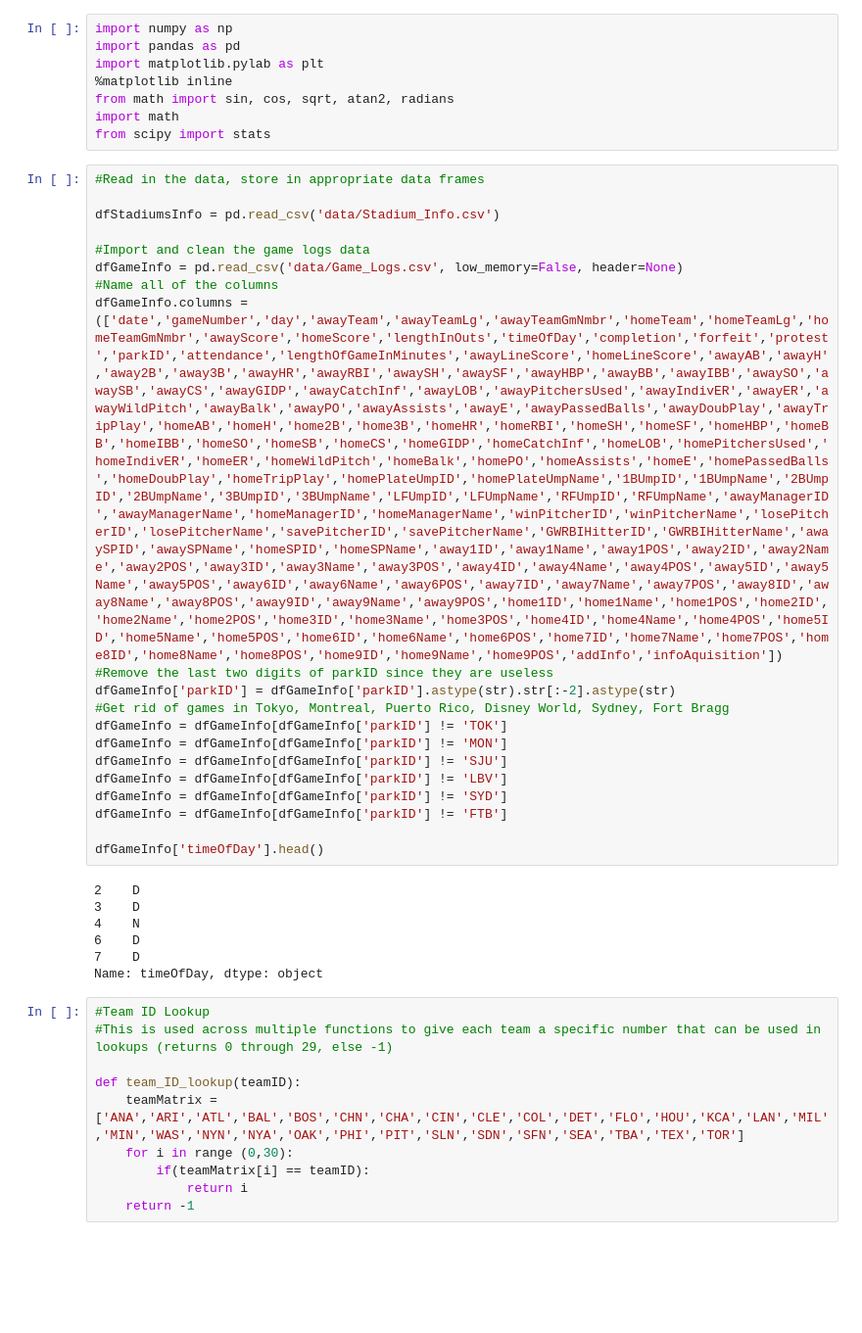
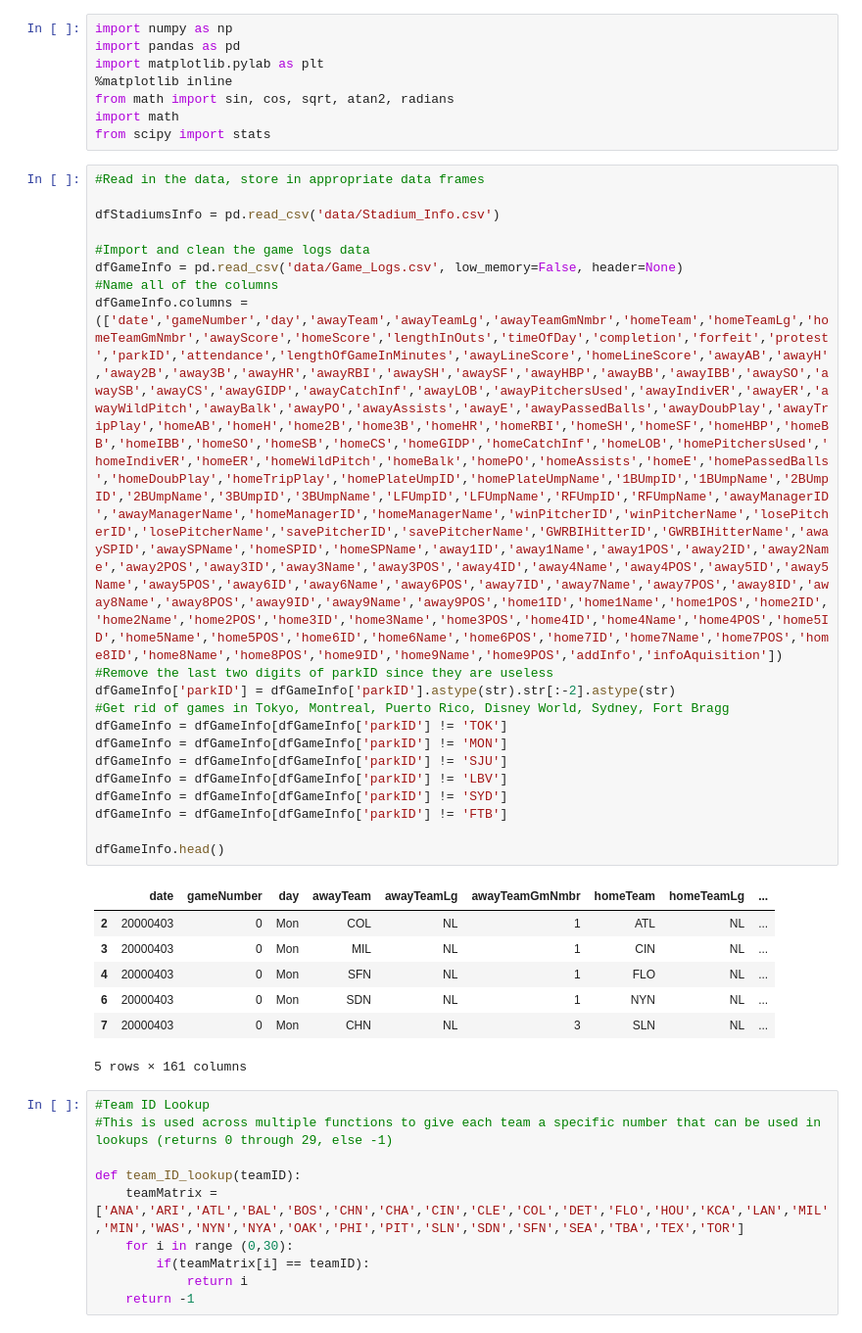
Before and after one commit to brandonzink/Data-Mining-Baseball-Project, a Jupyter notebook: Code/Project.ipynb, the cells around one changed output. Shown: that part at 98% size. Cells and saved outputs as stored; diff of their text form; blank space fills up the shorter version.

```diff
--- a/Code/Project.ipynb
+++ b/Code/Project.ipynb
@@ -24,21 +24,22 @@ dfGameInfo.columns = (['date','gameNumber','day','awayTeam','awayTeamLg','awayTe
 #Remove the last two digits of parkID since they are useless
 dfGameInfo['parkID'] = dfGameInfo['parkID'].astype(str).str[:-2].astype(str)
 #Get rid of games in Tokyo, Montreal, Puerto Rico, Disney World, Sydney, Fort Bragg
 dfGameInfo = dfGameInfo[dfGameInfo['parkID'] != 'TOK']
 dfGameInfo = dfGameInfo[dfGameInfo['parkID'] != 'MON']
 dfGameInfo = dfGameInfo[dfGameInfo['parkID'] != 'SJU']
 dfGameInfo = dfGameInfo[dfGameInfo['parkID'] != 'LBV']
 dfGameInfo = dfGameInfo[dfGameInfo['parkID'] != 'SYD']
 dfGameInfo = dfGameInfo[dfGameInfo['parkID'] != 'FTB']
 
-dfGameInfo['timeOfDay'].head()
+dfGameInfo.head()
 # %% [output]
+|  | date | gameNumber | day | awayTeam | awayTeamLg | awayTeamGmNmbr | homeTeam | homeTeamLg | ... |
+| 2 | 20000403 | 0 | Mon | COL | NL | 1 | ATL | NL | ... |
+| 3 | 20000403 | 0 | Mon | MIL | NL | 1 | CIN | NL | ... |
+| 4 | 20000403 | 0 | Mon | SFN | NL | 1 | FLO | NL | ... |
+| 6 | 20000403 | 0 | Mon | SDN | NL | 1 | NYN | NL | ... |
+| 7 | 20000403 | 0 | Mon | CHN | NL | 3 | SLN | NL | ... |
-2    D
-3    D
-4    N
-6    D
-7    D
-Name: timeOfDay, dtype: object
+5 rows × 161 columns
 # %%
 #Team ID Lookup
 #This is used across multiple functions to give each team a specific number that can be used in lookups (returns 0 through 29, else -1)
```
Also changed, not shown: parts of 23 cells of this notebook.
